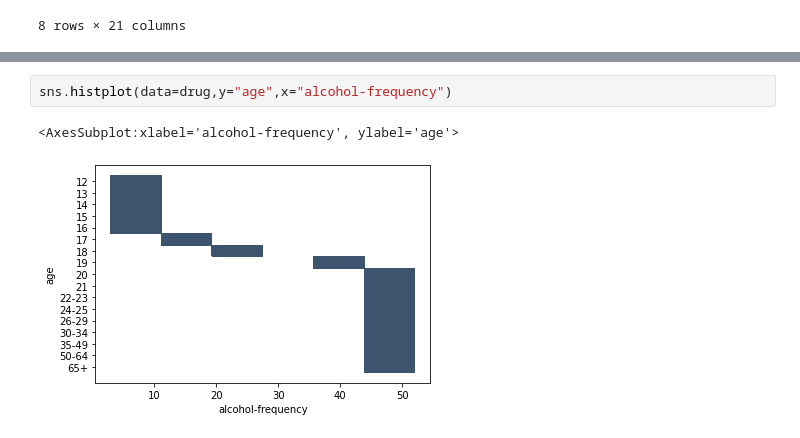
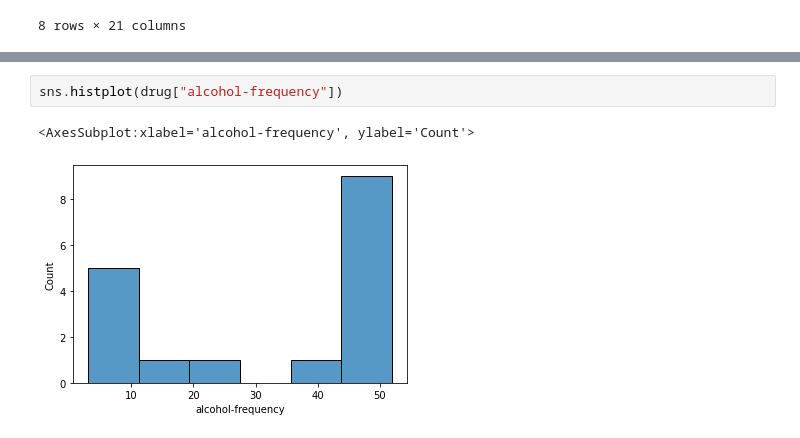
Before and after one commit to Mikkke/python_project, a Jupyter notebook: drug_by_age.ipynb, the cells around one changed output, grey strips where cells are left out. Saved outputs shown, nothing was run; the diff lists cells and outputs as text.

```diff
--- a/drug_by_age.ipynb
+++ b/drug_by_age.ipynb
@@ -81,5 +121,5 @@ sns.relplot(data=drug,x="age",y="alcohol-frequency")
 # %%
-sns.histplot(data=drug,y="age",x="alcohol-frequency")
+sns.histplot(drug["alcohol-frequency"])
 # %% [output]
-<AxesSubplot:xlabel='alcohol-frequency', ylabel='age'>
+<AxesSubplot:xlabel='alcohol-frequency', ylabel='Count'>
-[figure, old version]
+[figure, new version]
```
Also changed, not shown: parts of 19 cells of this notebook.
